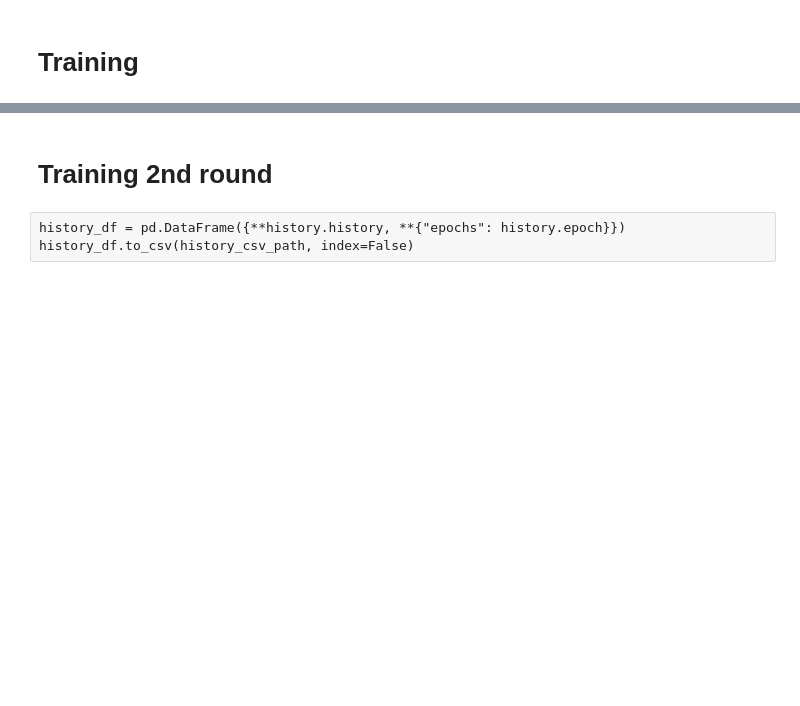
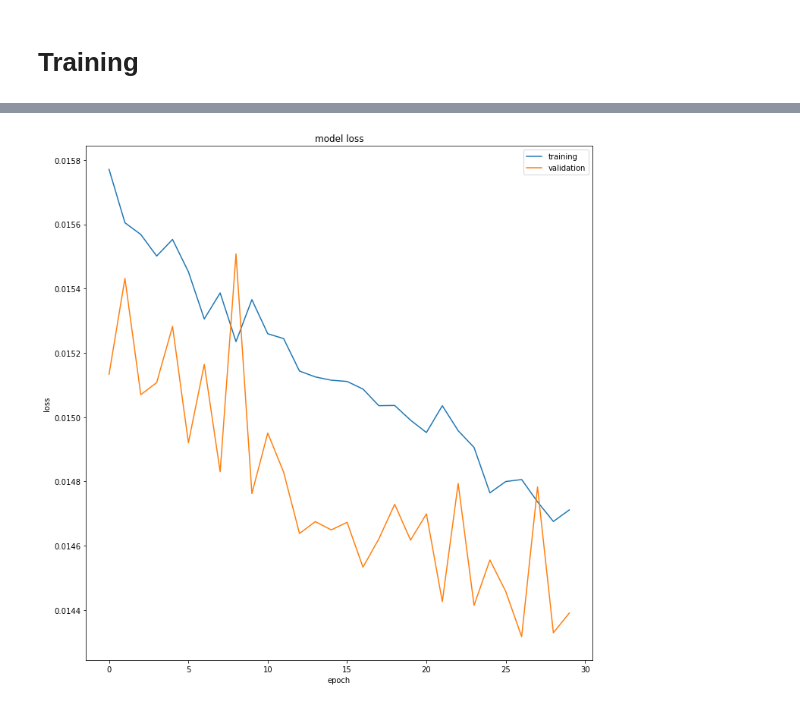
Before and after one commit to jpcbertoldo/tomo2seg, a Jupyter notebook: nbs/train-00.ipynb, the cells around one changed output, grey strips where cells are left out. Saved outputs shown, nothing was run; the diff lists cells and outputs as text; code cells hidden in the pictures; blank space fills up the shorter version.

```diff
--- a/nbs/train-00.ipynb
+++ b/nbs/train-00.ipynb
@@ -167,9 +167,9 @@ crop_shape = (224, 224, 1)  # multiple of 16 (requirement of a 4-level u-net)
 # train volume
 volume_shape_train = voldata_train.shape
 crop_xyz_ranges_train = {
-    "x_range": (0, volume_shape_train[0] - crop_shape[0]),
-    "y_range": (0, volume_shape_train[1] - crop_shape[1]),
-    "z_range": (0, volume_shape_train[2] - crop_shape[2]),
+    "x_range": (0, volume_shape_train[0] - crop_shape[0] + 1),
+    "y_range": (0, volume_shape_train[1] - crop_shape[1] + 1),
+    "z_range": (0, volume_shape_train[2] - crop_shape[2] + 1),
 }
 logger.debug(f"{crop_xyz_ranges_train=}")
 
@@ -204,9 +204,9 @@ crop_seq_train = VolumeCropSequence(
 
 volume_shape_val = voldata_val.shape
 crop_xyz_ranges_val = {
-    "x_range": (0, volume_shape_val[0] - crop_shape[0]),
-    "y_range": (0, volume_shape_val[1] - crop_shape[1]),
-    "z_range": (0, volume_shape_val[2] - crop_shape[2]),
+    "x_range": (0, volume_shape_val[0] - crop_shape[0] + 1),
+    "y_range": (0, volume_shape_val[1] - crop_shape[1] + 1),
+    "z_range": (0, volume_shape_val[2] - crop_shape[2] + 1),
 }
 crop_xyz_steps_val = {
     "x_step": 269,  # 1076 / 4, obs: 1076 % 4 == 0
@@ -338,7 +350,7 @@ todo check how to get the history call back so i merge it automatically
 todo add metrics to the logger
 # %%
 autosave_cb = callbacks.ModelCheckpoint(
-    tomo2seg_model.autosaved_model_path,
+    tomo2seg_model.autosaved_model_path_str,
     monitor="val_loss",
     verbose=0,
     save_best_only=True,
@@ -347,7 +359,7 @@ autosave_cb = callbacks.ModelCheckpoint(
 
 
 logger_cb = callbacks.CSVLogger(
-    str(tomo2seg_model.logger_path), separator=",", append=False
+    str(tomo2seg_model.logger_path), separator=",", append=False  # todo change this to append !!! i lost it
 )
 # %% [raw]
 def get_logspace_lr_cb(min_lr, max_lr, n_epochs, epoch_zero=0):
@@ -424,0 +439,11 @@ X, y = crop_seq_train[0]
+# %%
+history = model.fit(
+    x=crop_seq_train,
+    validation_data=crop_seq_val,
+    epochs=30,
+    callbacks=cbs,
+    verbose=2,
+    use_multiprocessing=False,
+    initial_epoch=0,
+)
+histories.append(history)
@@ -425,6 +468,7 @@ X, y = crop_seq_train[0]
 # %%
+history = histories[1]
 plt.subplots(figsize=(10,10))
 plt.tight_layout()
 viz.display_training_curves(history.history['loss'], history.history['val_loss'], 'loss', 111)
+# %% [output]
+[figure, added]
-# %% [markdown]
-# Training 2nd round
@@ -502,3 +474,0 @@ train_generator.force_shorter_epoch = None
-# %% [raw]
-history_df = pd.DataFrame({**history.history, **{"epochs": history.epoch}})
-history_df.to_csv(history_csv_path, index=False)
```
Also changed, not shown: parts of 21 cells of this notebook, 2 other files.
